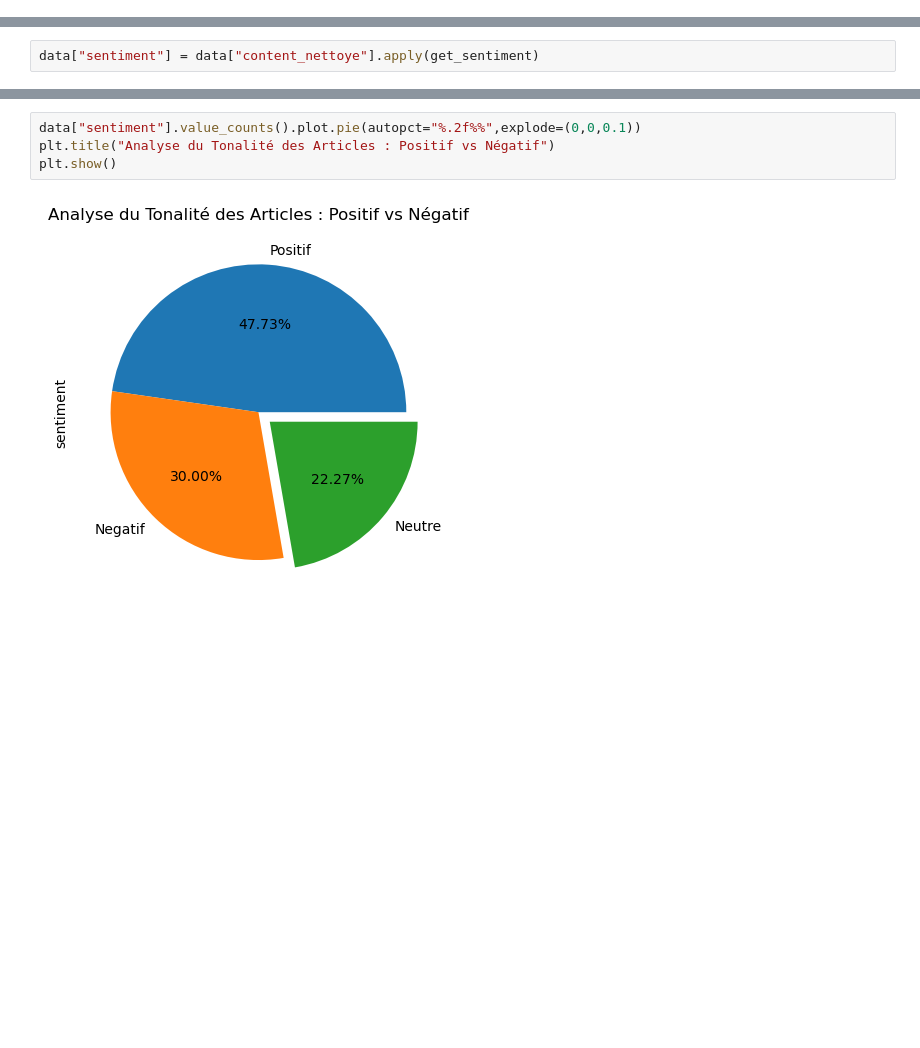
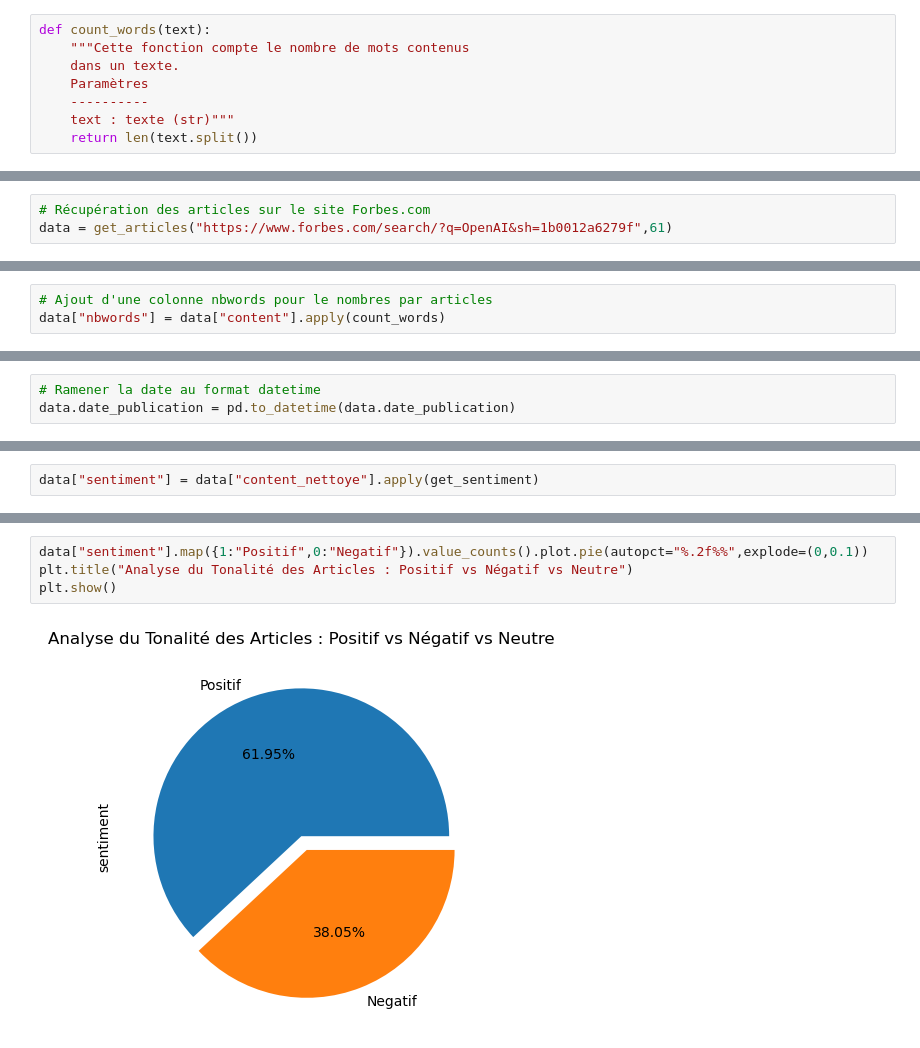
Before and after one commit to MondoukpeStella/OpenAI_Analyse_Sentiment, a Jupyter notebook: OpenAI_Sentiment_analysis.ipynb, the cells around one changed output, grey strips where cells are left out. Cells and saved outputs as stored; diff of their text form; blank space fills up the shorter version.

Commit message:
Ajout de modification4

```diff
--- a/OpenAI_Sentiment_analysis.ipynb
+++ b/OpenAI_Sentiment_analysis.ipynb
@@ -181,5 +208,13 @@ def generate_worcloud(text,title):
     plt.axis(False)
     plt.title(title)
     plt.imshow(cloud)
+# %%
+def count_words(text):
+    """Cette fonction compte le nombre de mots contenus
+    dans un texte.
+    Paramètres
+    ----------
+    text : texte (str)"""
+    return len(text.split())
 # %% [markdown]
 ## 1. Collecte de Données
@@ -187,0 +221,3 @@ data = get_articles("https://www.forbes.com/search/?q=OpenAI&sh=1b0012a6279f",40
+# %%
+# Récupération des articles sur le site Forbes.com
+data = get_articles("https://www.forbes.com/search/?q=OpenAI&sh=1b0012a6279f",61)
@@ -203,0 +242,3 @@ data
+# %%
+# Ajout d'une colonne nbwords pour le nombres par articles
+data["nbwords"] = data["content"].apply(count_words)
@@ -223,0 +298,3 @@ data
+# %%
+# Ramener la date au format datetime
+data.date_publication = pd.to_datetime(data.date_publication)
@@ -259,9 +380,9 @@ plt.show()
 # %%
-data["sentiment"].value_counts().plot.pie(autopct="%.2f%%",explode=(0,0,0.1))
-plt.title("Analyse du Tonalité des Articles : Positif vs Négatif")
+data["sentiment"].map({1:"Positif",0:"Negatif"}).value_counts().plot.pie(autopct="%.2f%%",explode=(0,0.1))
+plt.title("Analyse du Tonalité des Articles : Positif vs Négatif vs Neutre")
 plt.show()
 # %% [output]
-[figure, old version]
+[figure, new version]
 # %%
 # Worclouds
 texte = " ".join(data["content_nettoye"])
```
Also changed, not shown: parts of 26 cells of this notebook.
